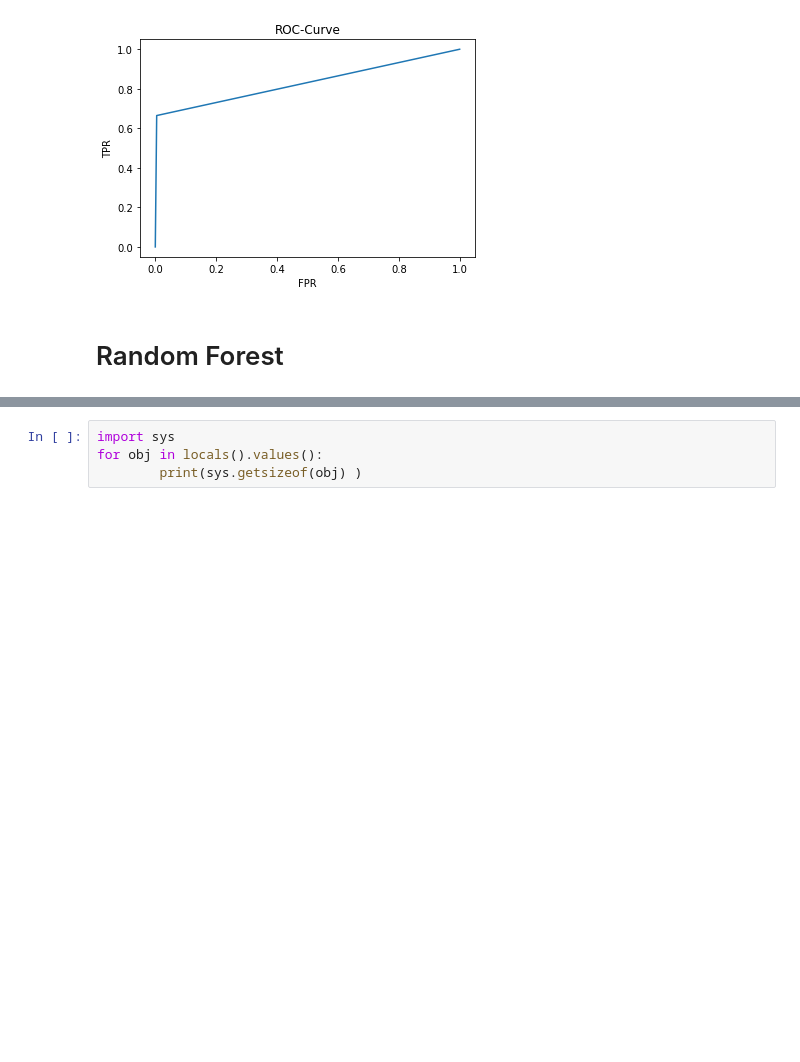
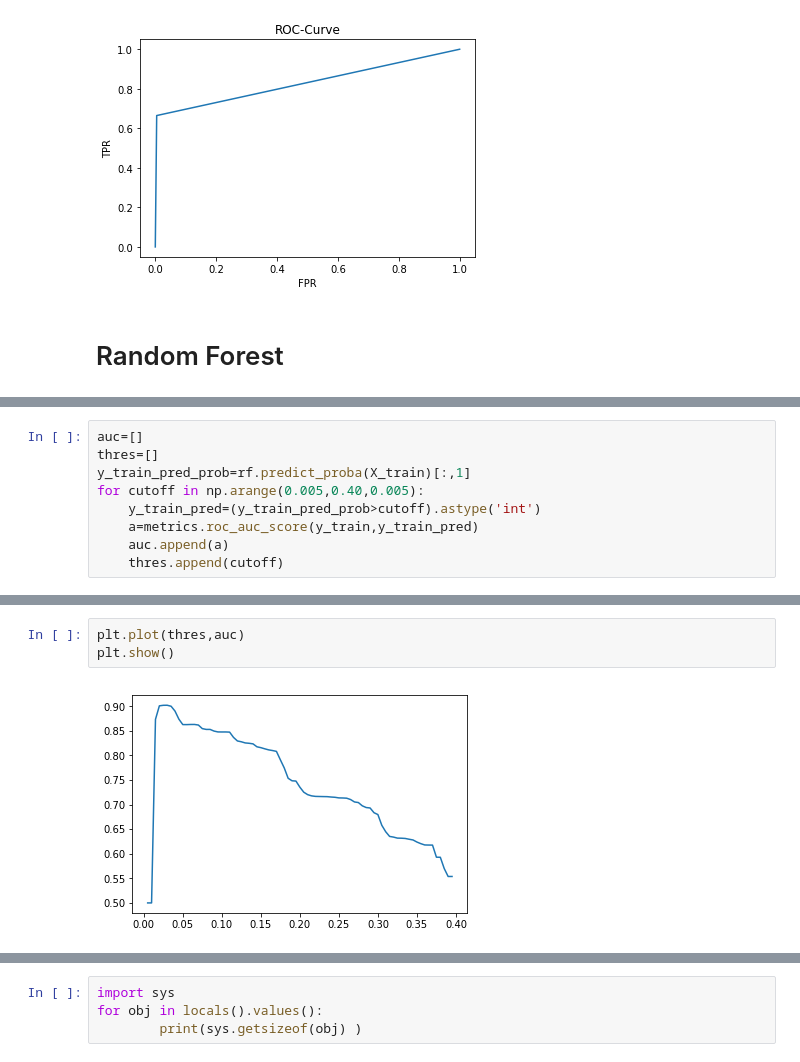
Before and after one commit to prraj67/ad_traffic_fraud, a Jupyter notebook: adtraffic_fraud_20180405.ipynb, the cells around one changed output, grey strips where cells are left out. Saved outputs shown, nothing was run; the diff lists cells and outputs as text; blank space fills up the shorter version.

```diff
--- a/adtraffic_fraud_20180405.ipynb
+++ b/adtraffic_fraud_20180405.ipynb
@@ -1002,0 +1009,9 @@ plt.show()
+# %%
+auc=[]
+thres=[]
+y_train_pred_prob=rf.predict_proba(X_train)[:,1]
+for cutoff in np.arange(0.005,0.40,0.005):
+    y_train_pred=(y_train_pred_prob>cutoff).astype('int')
+    a=metrics.roc_auc_score(y_train,y_train_pred)
+    auc.append(a)
+    thres.append(cutoff)
@@ -1002,0 +1022,5 @@ plt.show()
+# %%
+plt.plot(thres,auc)
+plt.show()
+# %% [output]
+[figure, added]
```
Also changed, not shown: parts of 44 cells of this notebook.
